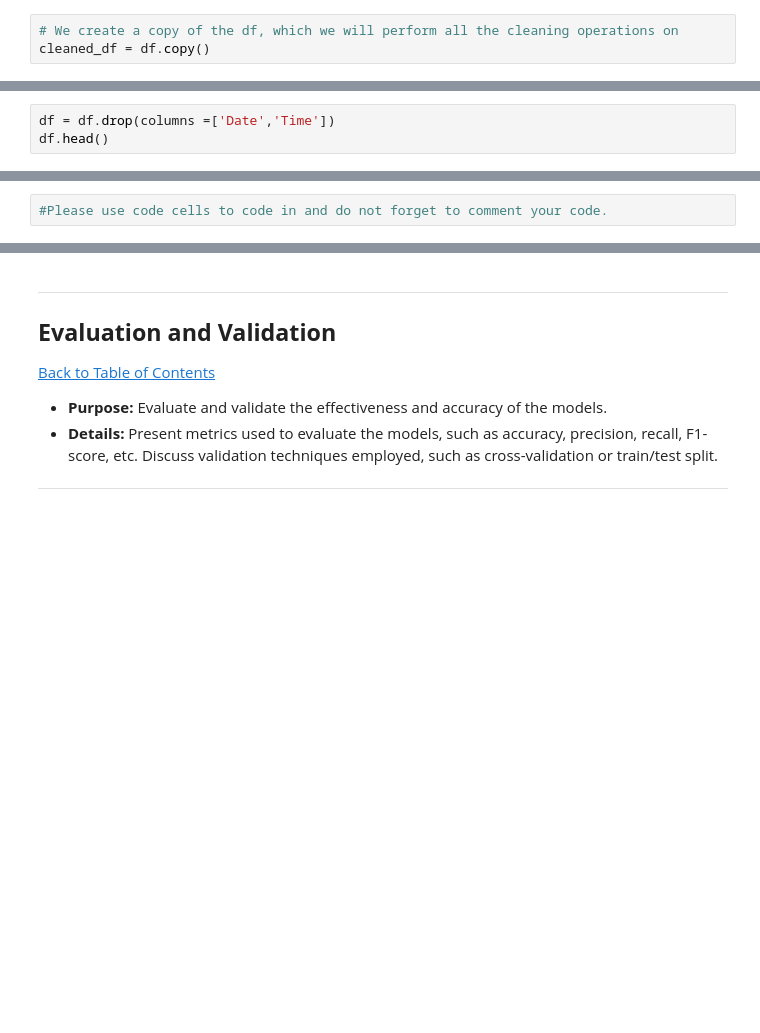
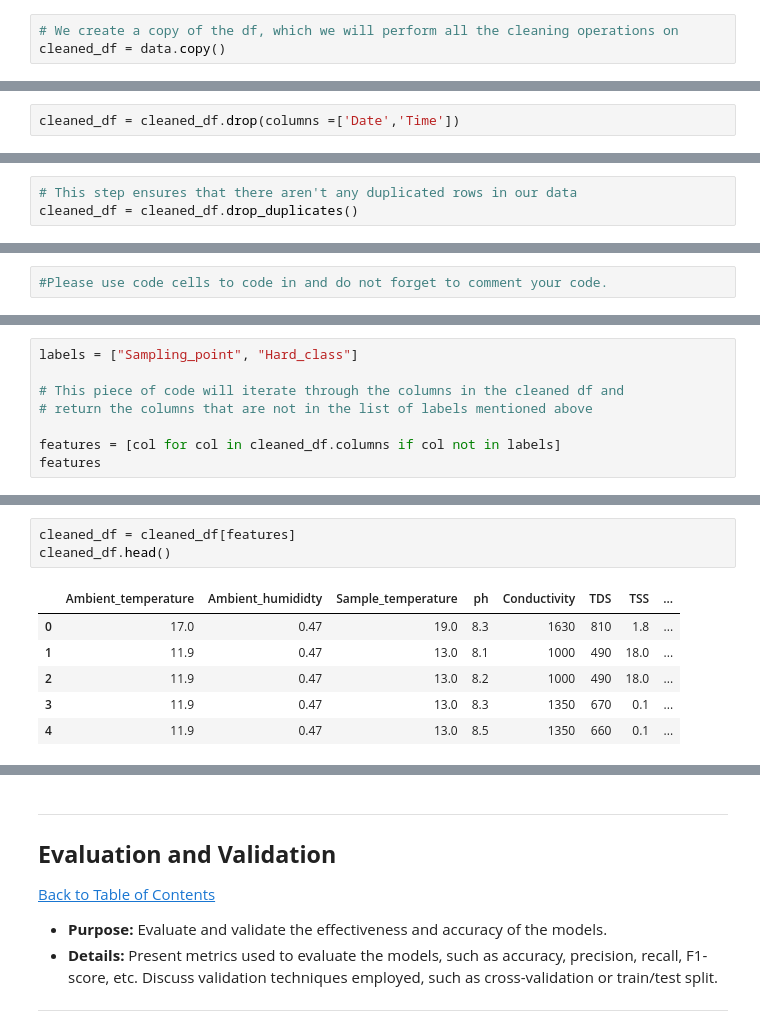
Before and after one commit to ThandoCalana/QCTO-Workplace, a Jupyter notebook: QCTO Notebook.ipynb, the cells around one changed output, grey strips where cells are left out. Drawn from its saved outputs; the diff is of its cells as text; blank space fills up the shorter version.

```diff
--- a/QCTO Notebook.ipynb
+++ b/QCTO Notebook.ipynb
@@ -120,7 +135,7 @@ dtypes: float64(10), int64(2), object(4)
 memory usage: 27.5+ KB
 # %%
 # We create a copy of the df, which we will perform all the cleaning operations on
-cleaned_df = df.copy()
+cleaned_df = data.copy()
 # %%
 # Before dealing with NULL values, we rename the columns for better readability
 # Here, we create a lit that contains the new names that will be assigned to the columns
@@ -196,5 +189,4 @@ df = cleaned_df
 # %% [markdown]
 The date, time and sampling point columns don't add much to the statistical analysis methods that will be used therefore, they will be dropped. Before dropping the sampling point column, however, we will perform some visualisation of data to see where the data are drawn from. The assumption here is that these columns do not significantly impact the quality of the water in the rivers. The categorical variable, hardness classification, will be encoded and potentially used later depending on the analysis done.
 # %%
-df = df.drop(columns =['Date','Time'])
-df.head()
+cleaned_df = cleaned_df.drop(columns =['Date','Time'])
@@ -207,0 +193,3 @@ df.head()
+# %%
+# This step ensures that there aren't any duplicated rows in our data
+cleaned_df = cleaned_df.drop_duplicates()
@@ -229,0 +235,8 @@ df.head()
+# %%
+labels = ["Sampling_point", "Hard_class"]
+
+# This piece of code will iterate through the columns in the cleaned df and
+# return the columns that are not in the list of labels mentioned above
+
+features = [col for col in cleaned_df.columns if col not in labels]
+features
@@ -229,0 +256,10 @@ df.head()
+# %%
+cleaned_df = cleaned_df[features]
+cleaned_df.head()
+# %% [output]
+|  | Ambient_temperature | Ambient_humididty | Sample_temperature | ph | Conductivity | TDS | TSS | ... |
+| 0 | 17.0 | 0.47 | 19.0 | 8.3 | 1630 | 810 | 1.8 | ... |
+| 1 | 11.9 | 0.47 | 13.0 | 8.1 | 1000 | 490 | 18.0 | ... |
+| 2 | 11.9 | 0.47 | 13.0 | 8.2 | 1000 | 490 | 18.0 | ... |
+| 3 | 11.9 | 0.47 | 13.0 | 8.3 | 1350 | 670 | 0.1 | ... |
+| 4 | 11.9 | 0.47 | 13.0 | 8.5 | 1350 | 660 | 0.1 | ... |
```
Also changed, not shown: parts of 58 cells of this notebook, 1 other file.
